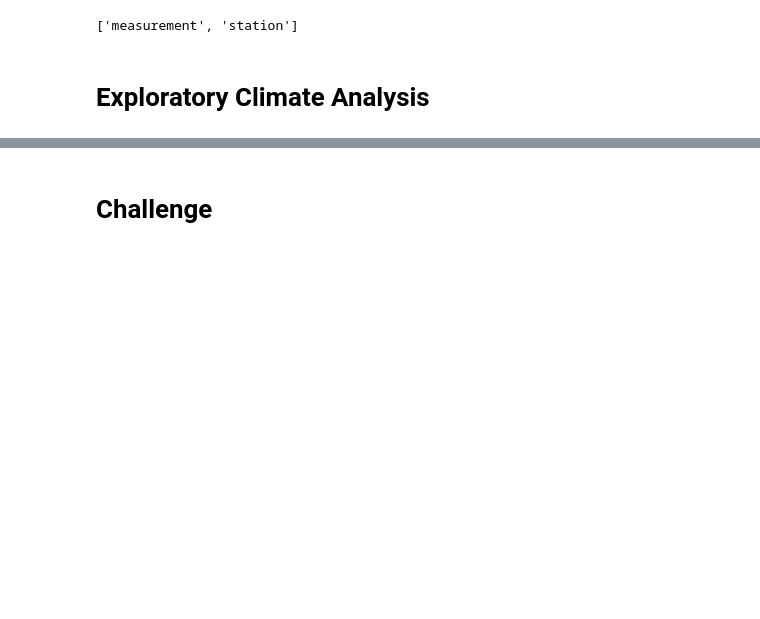
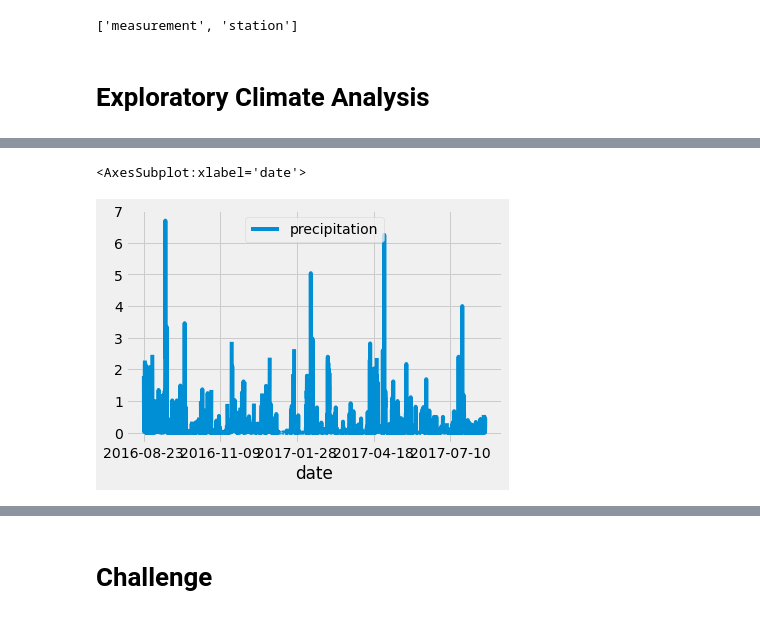
Before and after one commit to stephperillo/surfs_up, a Jupyter notebook: climate_analysis.ipynb, the cells around one changed output, grey strips where cells are left out. Cells and saved outputs as stored; diff of their text form; code cells hidden in the pictures; blank space fills up the shorter version.

Commit message:
Updated climate_analysis.ipynb with DataFrame and precipitation plot

```diff
--- a/climate_analysis.ipynb
+++ b/climate_analysis.ipynb
@@ -41,0 +53,4 @@ session = Session(engine)
+# %%
+# Calculate the date one year from the last date in data set.
+results = session.query(Measurement.date, Measurement.prcp).filter(Measurement.date >= prev_year).all()
+print(results)
@@ -42,13 +59,6 @@ session = Session(engine)
 # %%
-# Design a query to retrieve the last 12 months of precipitation data and plot the results.
-#Starting from the last data point in the database.
-
-# Calculate the date one year from the last date in data set.
-
 # Perform a query to retrieve the data and precipitation scores
 
 # Save the query results as a Pandas DataFrame and set the index to the date column
-
-# Sort the dataframe by date
-
-# Use Pandas Plotting with Matplotlib to plot the data
+df = pd.DataFrame(results, columns=['date','precipitation'])
+df
@@ -54,0 +79,4 @@ session = Session(engine)
+# %%
+# write over original df since we want index to be set to date column
+df.set_index(df['date'], inplace=True)
+print(df)
@@ -54,0 +120,4 @@ session = Session(engine)
+# %%
+# Sort by date
+df = df.sort_index()
+print(df.to_string(index=False))
@@ -55 +142,7 @@ session = Session(engine)
+# %%
+# Use Pandas Plotting with Matplotlib to plot the data
+df.plot()
+# %% [output]
+<AxesSubplot:xlabel='date'>
+[figure, added]
 # %%
```
Also changed, not shown: parts of 8 cells of this notebook.
